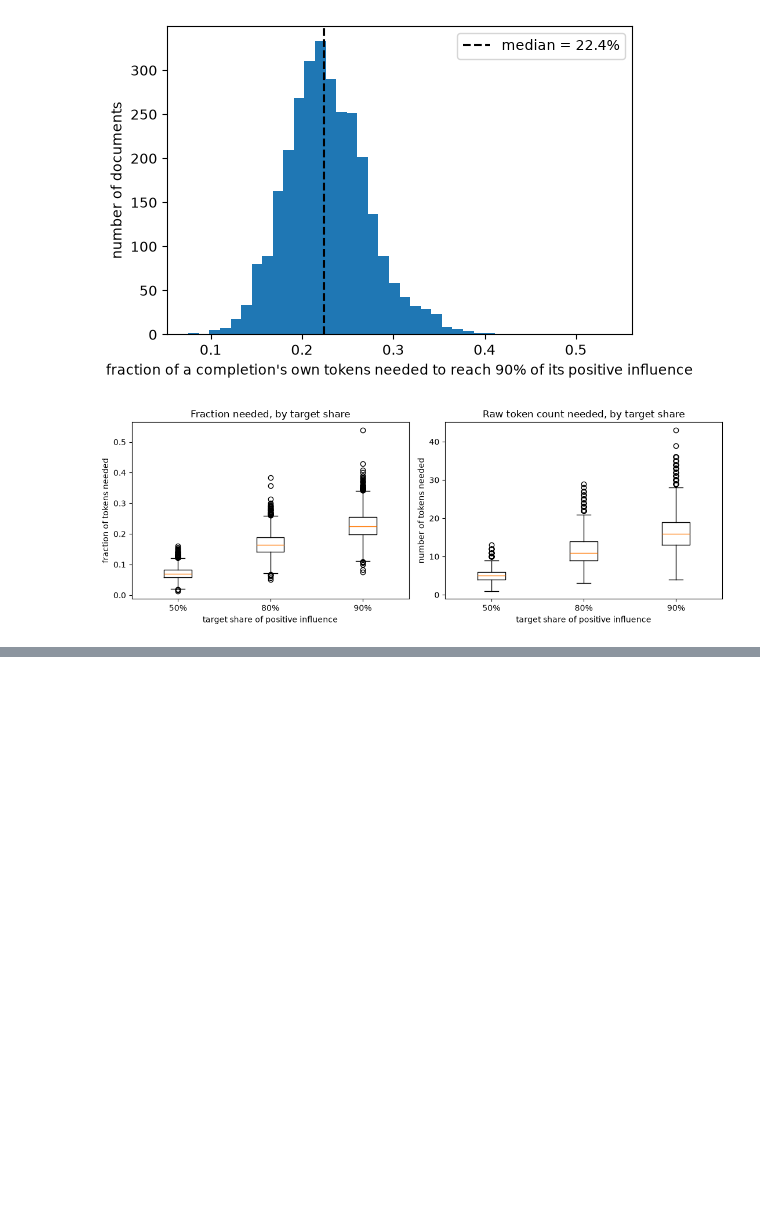
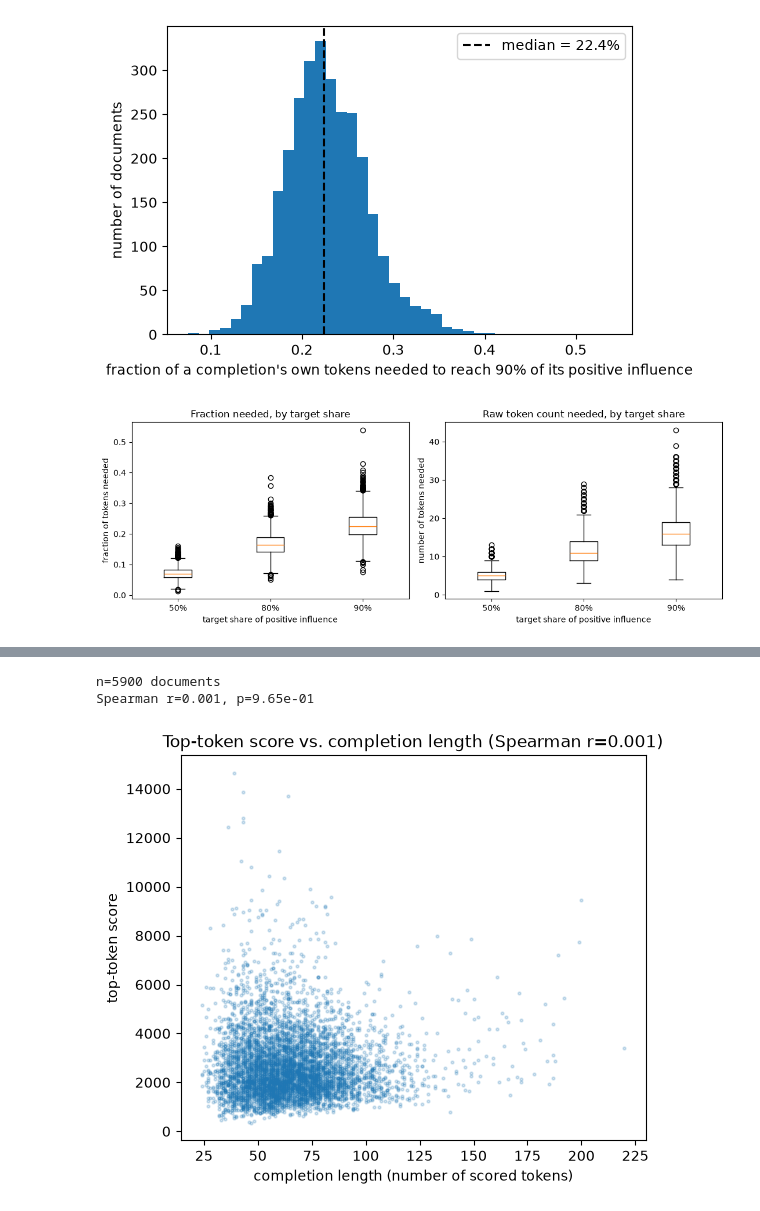
Before and after one commit to tomingebretsencarlson/em_influence, a Jupyter notebook: em_influence/notebooks/tokenIFscores.ipynb, the cells around one changed output, grey strips where cells are left out. Cells and saved outputs as stored; diff of their text form; code cells hidden in the pictures; blank space fills up the shorter version.

```diff
--- a/em_influence/notebooks/tokenIFscores.ipynb
+++ b/em_influence/notebooks/tokenIFscores.ipynb
@@ -670,0 +824,26 @@ plt.show()
+# %%
+# Does a more extreme top-token score go with a SHORTER completion? This
+# was the length-confound hypothesis raised a while back (the raw-count
+# box plot trended down while the fraction stayed flat, which would be
+# consistent with shorter completions) but never directly tested until now.
+# df only contains supervised/completion tokens (confirmed earlier via the
+# validation output), so a simple row count per document is the completion
+# length.
+length_per_doc = df.groupby("example_idx").size()
+
+merged_length = pd.DataFrame({"top_score": top_per_doc, "length": length_per_doc}).dropna()
+corr_length, pval_length = spearmanr(merged_length["top_score"], merged_length["length"])
+print(f"n={len(merged_length)} documents")
+print(f"Spearman r={corr_length:.3f}, p={pval_length:.2e}")
+
+fig, ax = plt.subplots(figsize=(6, 5))
+ax.scatter(merged_length["length"], merged_length["top_score"], s=4, alpha=0.2, rasterized=True)
+ax.set_xlabel("completion length (number of scored tokens)")
+ax.set_ylabel("top-token score")
+ax.set_title(f"Top-token score vs. completion length (Spearman r={corr_length:.3f})")
+fig.savefig(OUTPUT_DIR / f"{output_name}_topscore_vs_length_corr.png", dpi=150, bbox_inches="tight")
+plt.show()
+# %% [output]
+n=5900 documents
+Spearman r=0.001, p=9.65e-01
+[figure, added]
```
Also changed, not shown: parts of 13 cells of this notebook.
